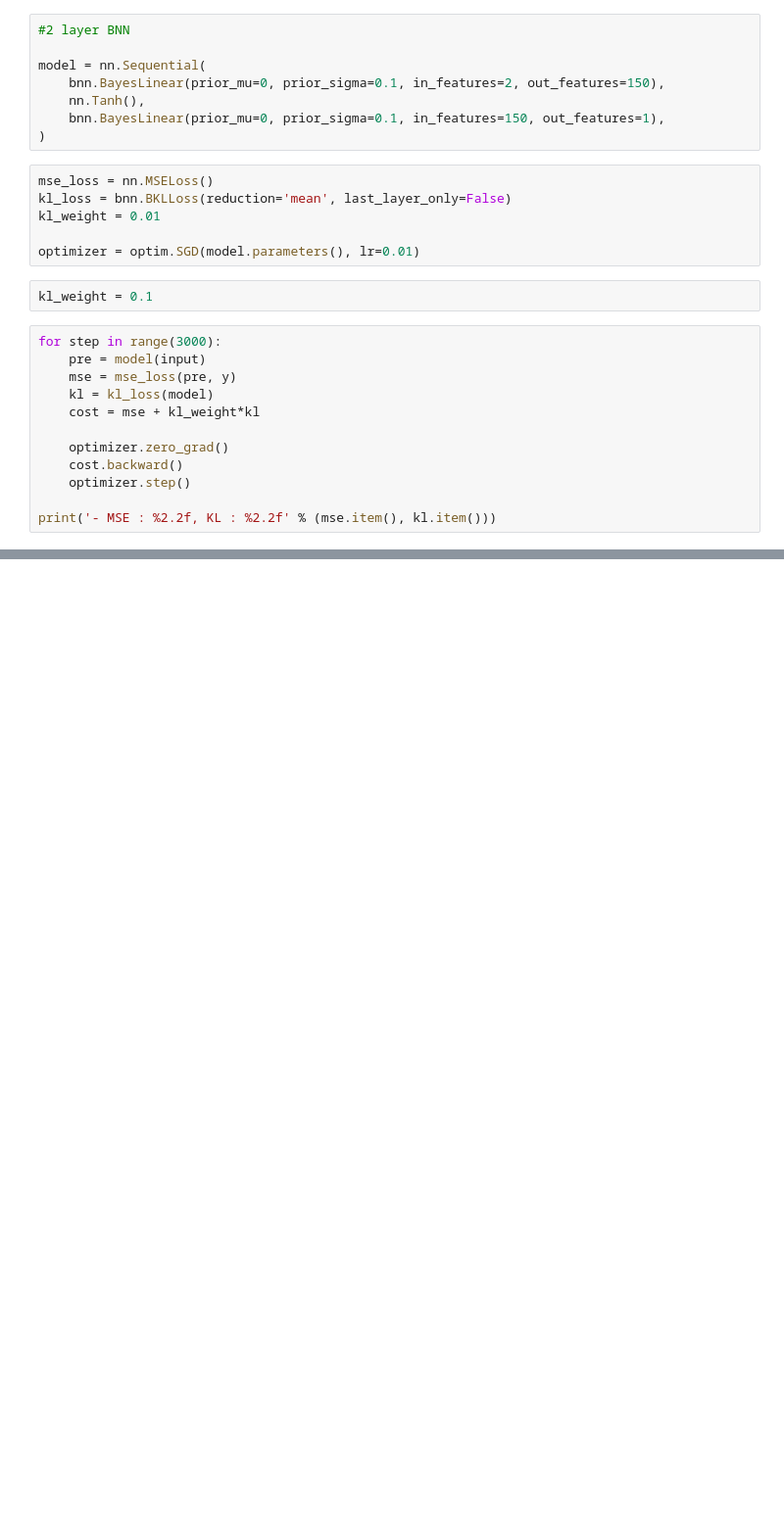
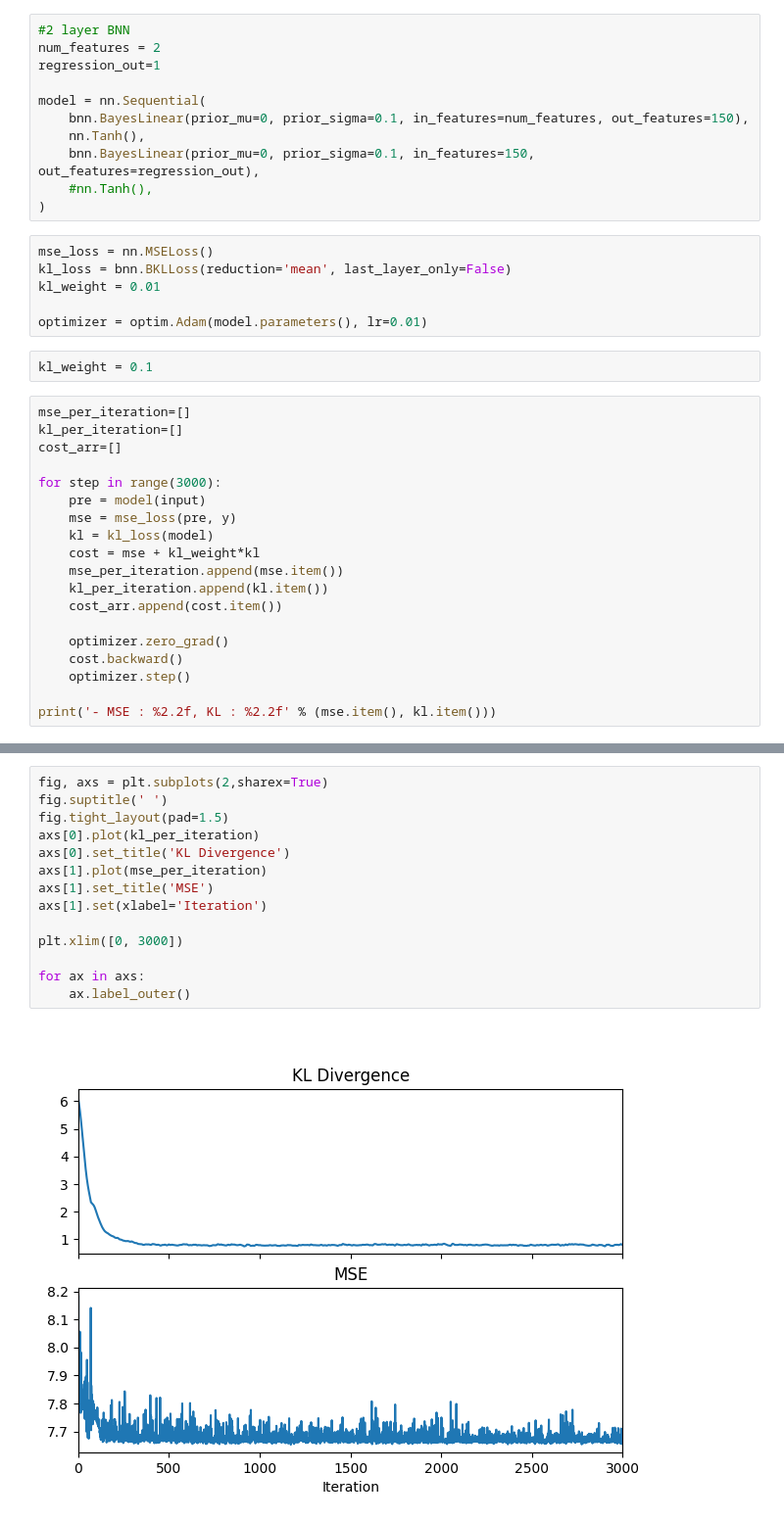
Before and after one commit to Ata-gith/CS550, a Jupyter notebook: bnn.ipynb, the cells around one changed output, grey strips where cells are left out. Shown at 98% size. Saved outputs shown, nothing was run; the diff lists cells and outputs as text; blank space fills up the shorter version.

```diff
--- a/bnn.ipynb
+++ b/bnn.ipynb
@@ -63,25 +26,35 @@ tensor([[-2.0000e+00, -5.9701e+00],
 # %%
 #2 layer BNN
+num_features = 2
+regression_out=1
 
 model = nn.Sequential(
-    bnn.BayesLinear(prior_mu=0, prior_sigma=0.1, in_features=2, out_features=150),
+    bnn.BayesLinear(prior_mu=0, prior_sigma=0.1, in_features=num_features, out_features=150),
     nn.Tanh(),
-    bnn.BayesLinear(prior_mu=0, prior_sigma=0.1, in_features=150, out_features=1),
+    bnn.BayesLinear(prior_mu=0, prior_sigma=0.1, in_features=150, out_features=regression_out),
+    #nn.Tanh(),
 )
 # %%
 mse_loss = nn.MSELoss()
 kl_loss = bnn.BKLLoss(reduction='mean', last_layer_only=False)
 kl_weight = 0.01
 
-optimizer = optim.SGD(model.parameters(), lr=0.01)
+optimizer = optim.Adam(model.parameters(), lr=0.01)
 # %%
 kl_weight = 0.1
 # %%
+mse_per_iteration=[]
+kl_per_iteration=[]
+cost_arr=[]
+
 for step in range(3000):
     pre = model(input)
     mse = mse_loss(pre, y)
     kl = kl_loss(model)
     cost = mse + kl_weight*kl
+    mse_per_iteration.append(mse.item())
+    kl_per_iteration.append(kl.item())
+    cost_arr.append(cost.item())
 
     optimizer.zero_grad()
     cost.backward()
@@ -119,0 +66,16 @@ RuntimeError: mat1 and mat2 shapes cannot be multiplied (500x1 and 2x150)
+# %%
+fig, axs = plt.subplots(2,sharex=True)
+fig.suptitle(' ')
+fig.tight_layout(pad=1.5)
+axs[0].plot(kl_per_iteration)
+axs[0].set_title('KL Divergence')
+axs[1].plot(mse_per_iteration)
+axs[1].set_title('MSE')
+axs[1].set(xlabel='Iteration')
+
+plt.xlim([0, 3000])
+
+for ax in axs:
+    ax.label_outer()
+# %% [output]
+[figure, added]
```
Also changed, not shown: parts of 7 cells of this notebook.
